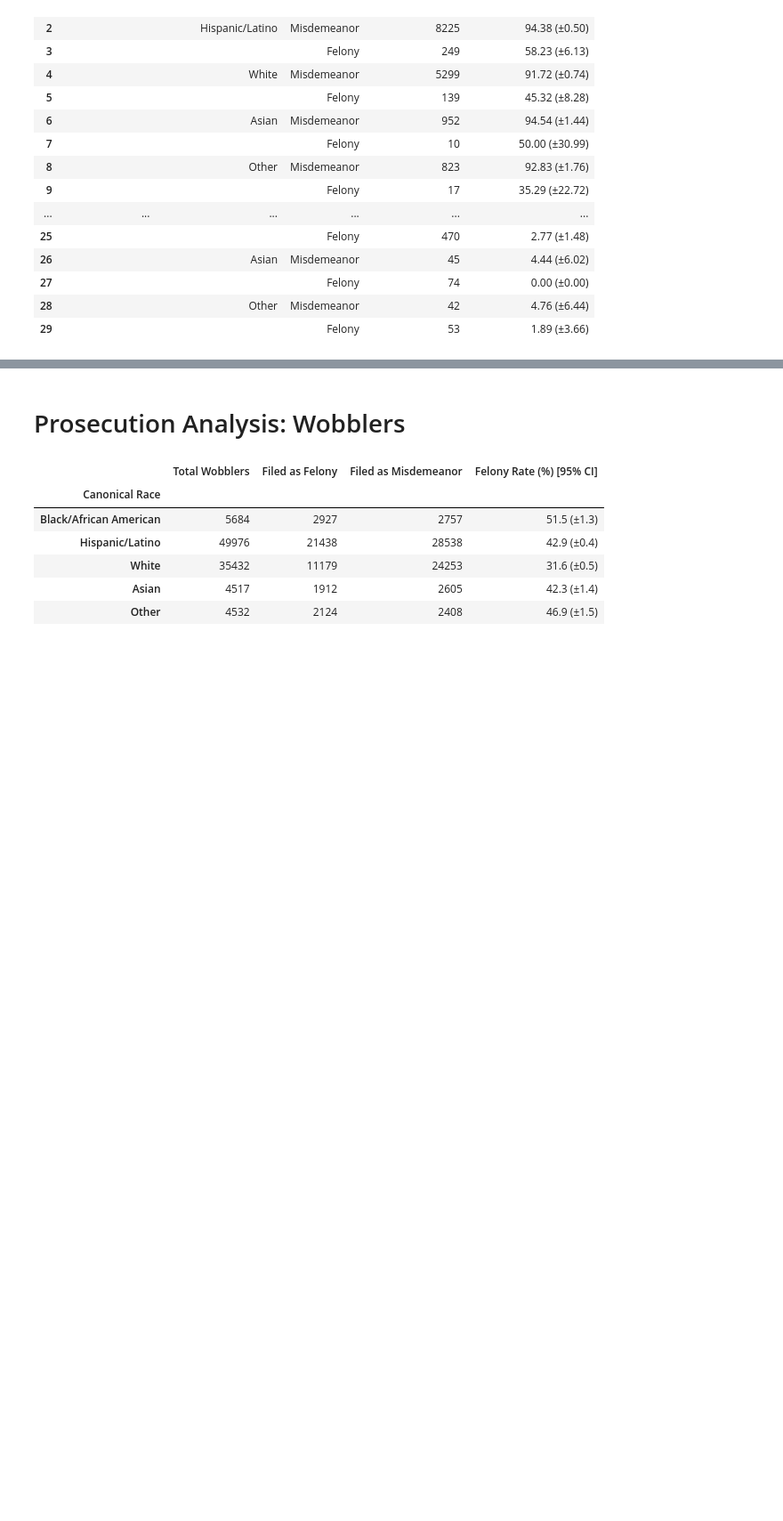
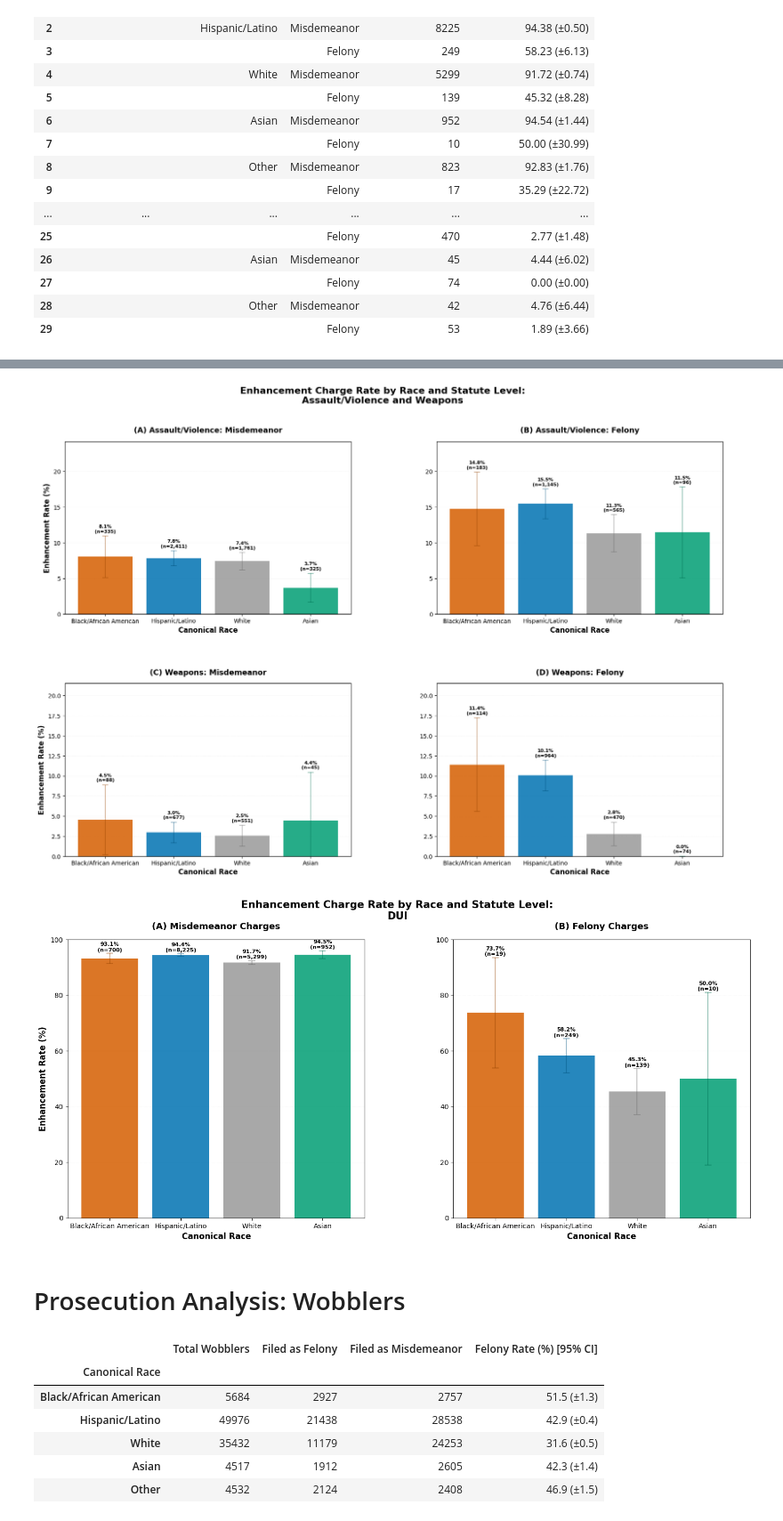
Before and after one commit to laurenbchu/honors-thesis, a Jupyter notebook: notebooks/analysis.ipynb, the cells around one changed output, grey strips where cells are left out. Shown at 89% size. Cells and saved outputs as stored; diff of their text form; code cells hidden in the pictures; blank space fills up the shorter version.

```diff
--- a/notebooks/analysis.ipynb
+++ b/notebooks/analysis.ipynb
@@ -405,6 +363,6 @@ from visualization_utils import (
 # %%
 # Harmonizes race labels
-prosecution = add_standardized_race(prosecution, 'canonical_race')
+prosecution = data_utils.add_standardized_race(prosecution, 'canonical_race')
 
 # Identify charges that are enhancements/priors/sentencing considerations rather than actual substantive criminal charges
 prosecution['is_non_substantive'] = (
@@ -415,7 +373,7 @@ prosecution['is_non_substantive'] = (
 
 # Apply categorization ONLY to substantive charges
 prosecution.loc[~prosecution['is_non_substantive'], 'charge_category'] = \
-    prosecution.loc[~prosecution['is_non_substantive'], 'charge_description'].apply(categorize_charge)
+    prosecution.loc[~prosecution['is_non_substantive'], 'charge_description'].apply(data_utils.categorize_charge)
 
 # For non-substantive charges, label them explicitly as ehancement/prior/sentencing
 prosecution.loc[prosecution['is_non_substantive'], 'charge_category'] = 'Enhancement/Prior/Sentencing'
@@ -439,7 +397,7 @@ substantive['any_enhancement_in_case'] = substantive['any_enhancement_in_case'].
 # Calculate enhancement rates by charge category
 # For each case, a primary charge category and statute level is assigned
 # Then computes cases with any enhancement charge over total cases for each charge category
-enhancement_by_primary = enhancement_rates_by_primary_severity(substantive)
+enhancement_by_primary = rates_utils.enhancement_rates_by_primary_severity(substantive)
 
 # Calculate and display average enhancement rates by primary charge category
 enhancement_by_primary.groupby("primary_charge_category").apply(lambda g: g["Enhanced"].sum() / g["N"].sum()).sort_values(ascending=False)
@@ -526,2 +467,9 @@ enhancement_rate_race_statute_category = plot_enhancement_rate_by_race_statute_c
+# %%
+figs = visualization_utils.plot_enhancement_rate_by_race_statute_category(enhancement_by_primary)
+# visualization_utils.export_figure_to_pdf(figs["assault_violence_weapons"], "enhancement_assault_violence_weapons")
+# visualization_utils.export_figure_to_pdf(figs["dui"], "enhancement_dui")
+# %% [output]
+[figure, added]
+[figure, added]
 # %% [markdown]
 # Prosecution Analysis: Wobblers
```
Also changed, not shown: parts of 26 cells of this notebook, 18 other files.
